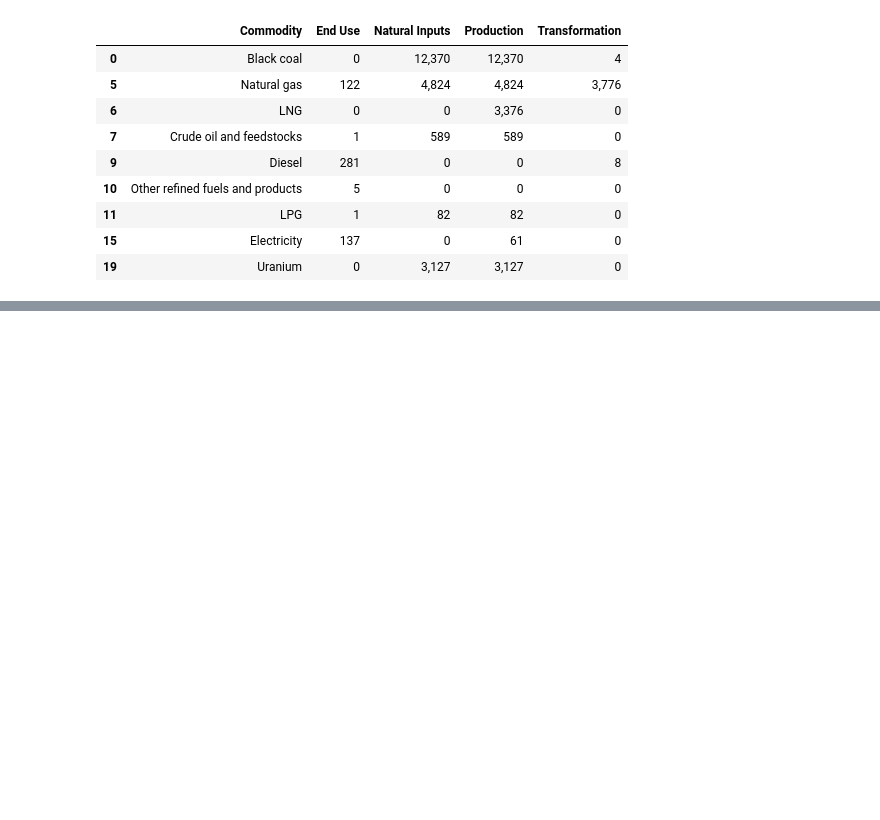
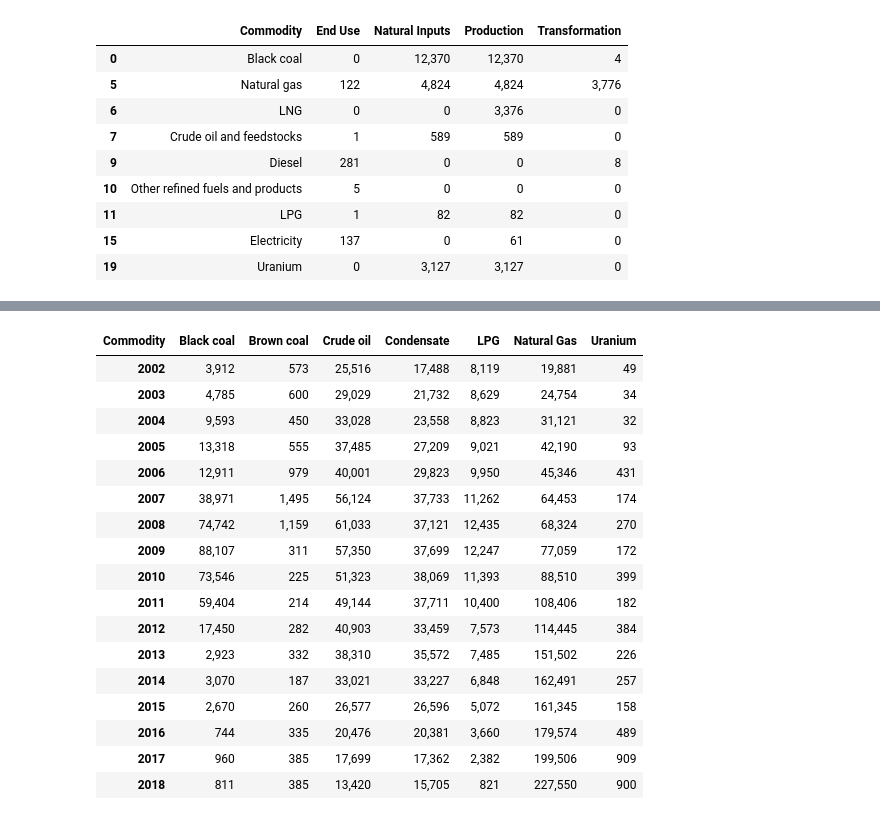
Before and after one commit to natalieddavies/FinalProject, a Jupyter notebook: merging.ipynb, the cells around one changed output, grey strips where cells are left out. Cells and saved outputs as stored; diff of their text form; code cells hidden in the pictures; blank space fills up the shorter version.

```diff
--- a/merging.ipynb
+++ b/merging.ipynb
@@ -255,0 +230,21 @@ money_stocks.transpose()
+# %%
+money_stocks
+# %% [output]
+| Commodity | Black coal | Brown coal | Crude oil | Condensate | LPG | Natural Gas | Uranium |
+| 2002 | 3,912 | 573 | 25,516 | 17,488 | 8,119 | 19,881 | 49 |
+| 2003 | 4,785 | 600 | 29,029 | 21,732 | 8,629 | 24,754 | 34 |
+| 2004 | 9,593 | 450 | 33,028 | 23,558 | 8,823 | 31,121 | 32 |
+| 2005 | 13,318 | 555 | 37,485 | 27,209 | 9,021 | 42,190 | 93 |
+| 2006 | 12,911 | 979 | 40,001 | 29,823 | 9,950 | 45,346 | 431 |
+| 2007 | 38,971 | 1,495 | 56,124 | 37,733 | 11,262 | 64,453 | 174 |
+| 2008 | 74,742 | 1,159 | 61,033 | 37,121 | 12,435 | 68,324 | 270 |
+| 2009 | 88,107 | 311 | 57,350 | 37,699 | 12,247 | 77,059 | 172 |
+| 2010 | 73,546 | 225 | 51,323 | 38,069 | 11,393 | 88,510 | 399 |
+| 2011 | 59,404 | 214 | 49,144 | 37,711 | 10,400 | 108,406 | 182 |
+| 2012 | 17,450 | 282 | 40,903 | 33,459 | 7,573 | 114,445 | 384 |
+| 2013 | 2,923 | 332 | 38,310 | 35,572 | 7,485 | 151,502 | 226 |
+| 2014 | 3,070 | 187 | 33,021 | 33,227 | 6,848 | 162,491 | 257 |
+| 2015 | 2,670 | 260 | 26,577 | 26,596 | 5,072 | 161,345 | 158 |
+| 2016 | 744 | 335 | 20,476 | 20,381 | 3,660 | 179,574 | 489 |
+| 2017 | 960 | 385 | 17,699 | 17,362 | 2,382 | 199,506 | 909 |
+| 2018 | 811 | 385 | 13,420 | 15,705 | 821 | 227,550 | 900 |
```
Also changed, not shown: parts of 18 cells of this notebook, 3 other files.
